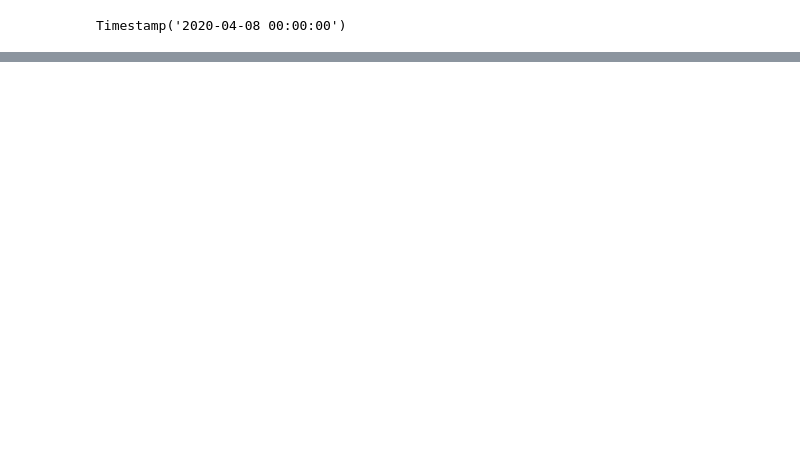
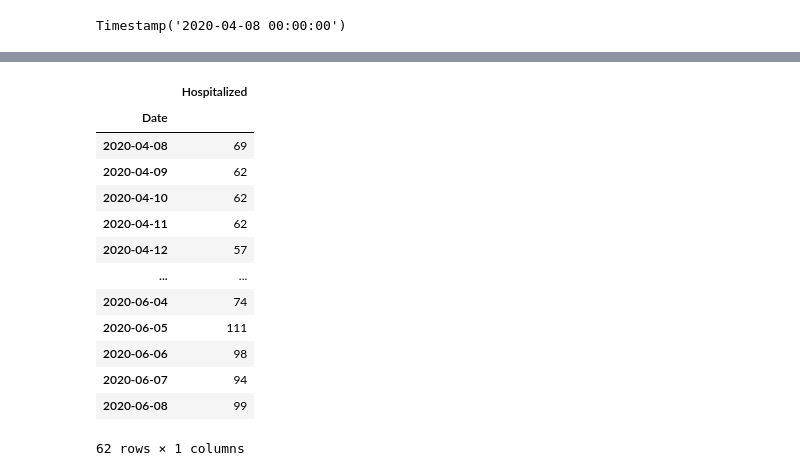
Before and after one commit to ldhagen/Texas_Covid_Data_Notebook, a Jupyter notebook: San_Antonio_Hospitalized_Graph.ipynb, the cells around one changed output, grey strips where cells are left out. Drawn from its saved outputs; the diff is of its cells as text; code cells hidden in the pictures; blank space fills up the shorter version.

```diff
--- a/San_Antonio_Hospitalized_Graph.ipynb
+++ b/San_Antonio_Hospitalized_Graph.ipynb
@@ -67,0 +68,17 @@ plt.savefig('San Antonio Hospitalized.png')
+# %%
+c
+# %% [output]
+|  | Hospitalized |
+| Date |  |
+| 2020-04-08 | 69 |
+| 2020-04-09 | 62 |
+| 2020-04-10 | 62 |
+| 2020-04-11 | 62 |
+| 2020-04-12 | 57 |
+| ... | ... |
+| 2020-06-04 | 74 |
+| 2020-06-05 | 111 |
+| 2020-06-06 | 98 |
+| 2020-06-07 | 94 |
+| 2020-06-08 | 99 |
+62 rows × 1 columns
```
Also changed, not shown: parts of 3 cells of this notebook, 10 other files.
